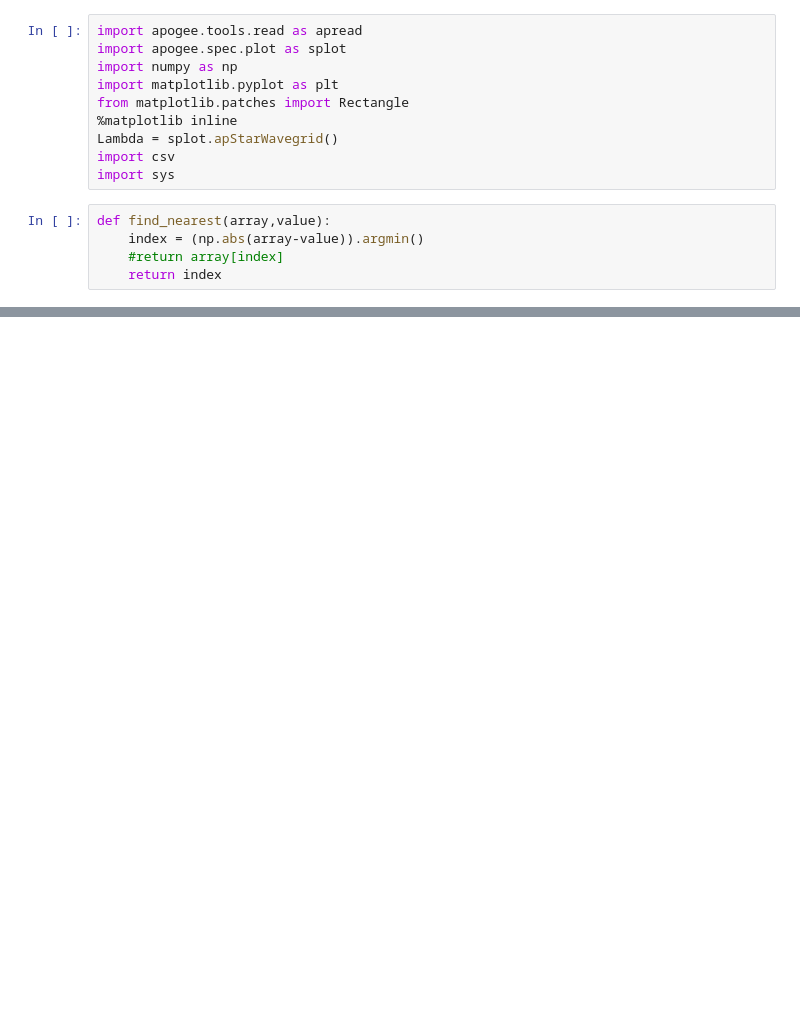
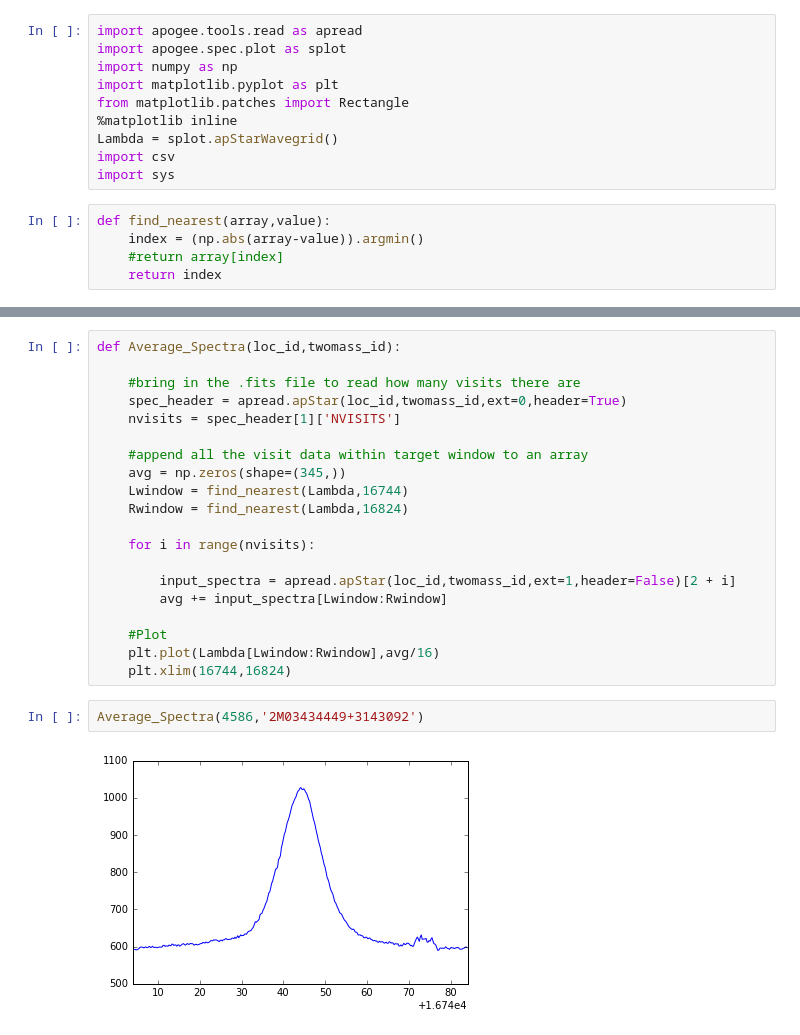
Before and after one commit to ballanr/T-Tauri, a Jupyter notebook: Skunkworks.ipynb, the cells around one changed output, grey strips where cells are left out. Drawn from its saved outputs; the diff is of its cells as text; blank space fills up the shorter version.

```diff
--- a/Skunkworks.ipynb
+++ b/Skunkworks.ipynb
@@ -110,0 +127,24 @@ EqW_Function('FST CSV FILE.csv','FST TEST3.csv')
+# %%
+def Average_Spectra(loc_id,twomass_id):
+
+    #bring in the .fits file to read how many visits there are
+    spec_header = apread.apStar(loc_id,twomass_id,ext=0,header=True)
+    nvisits = spec_header[1]['NVISITS']
+
+    #append all the visit data within target window to an array
+    avg = np.zeros(shape=(345,))
+    Lwindow = find_nearest(Lambda,16744)
+    Rwindow = find_nearest(Lambda,16824)
+
+    for i in range(nvisits):
+
+        input_spectra = apread.apStar(loc_id,twomass_id,ext=1,header=False)[2 + i]
+        avg += input_spectra[Lwindow:Rwindow]
+
+    #Plot
+    plt.plot(Lambda[Lwindow:Rwindow],avg/16)
+    plt.xlim(16744,16824)
+# %%
+Average_Spectra(4586,'2M03434449+3143092')
+# %% [output]
+[figure, added]
```
Also changed, not shown: parts of 19 cells of this notebook.
